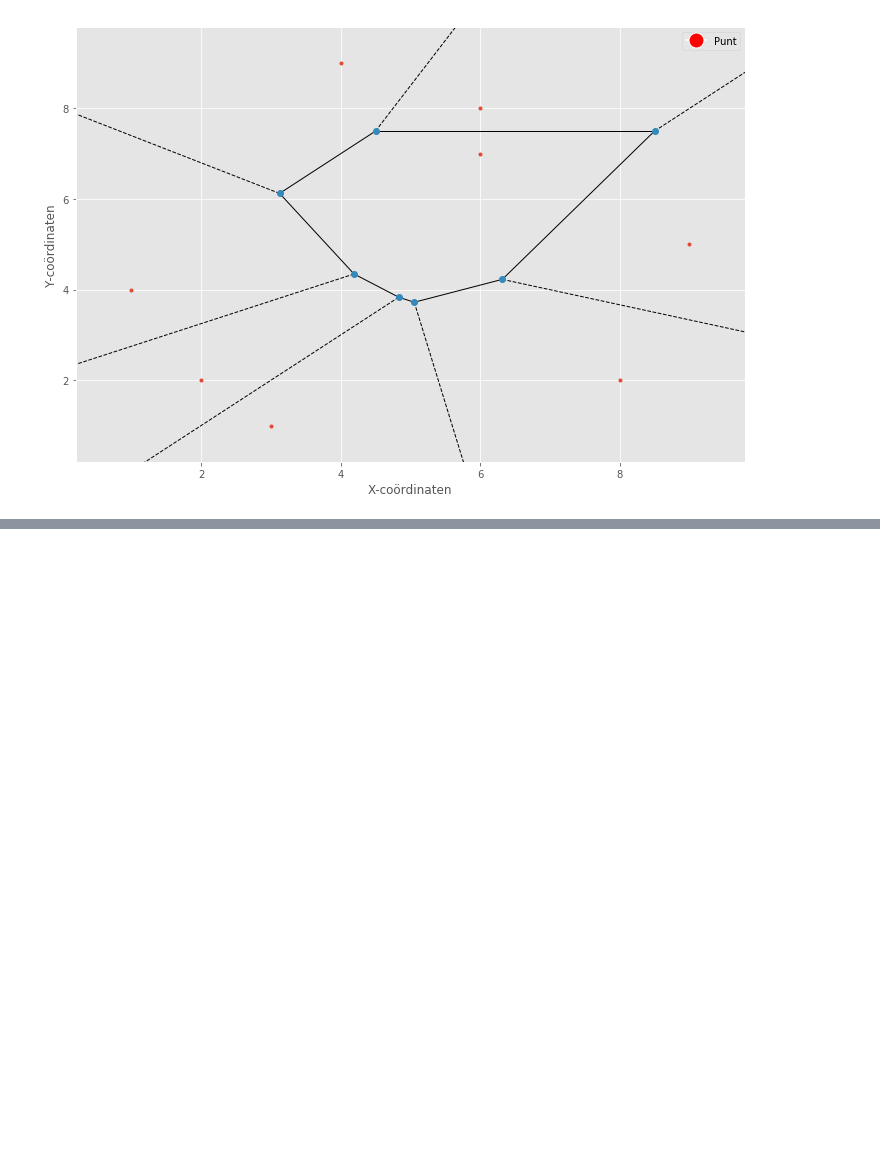
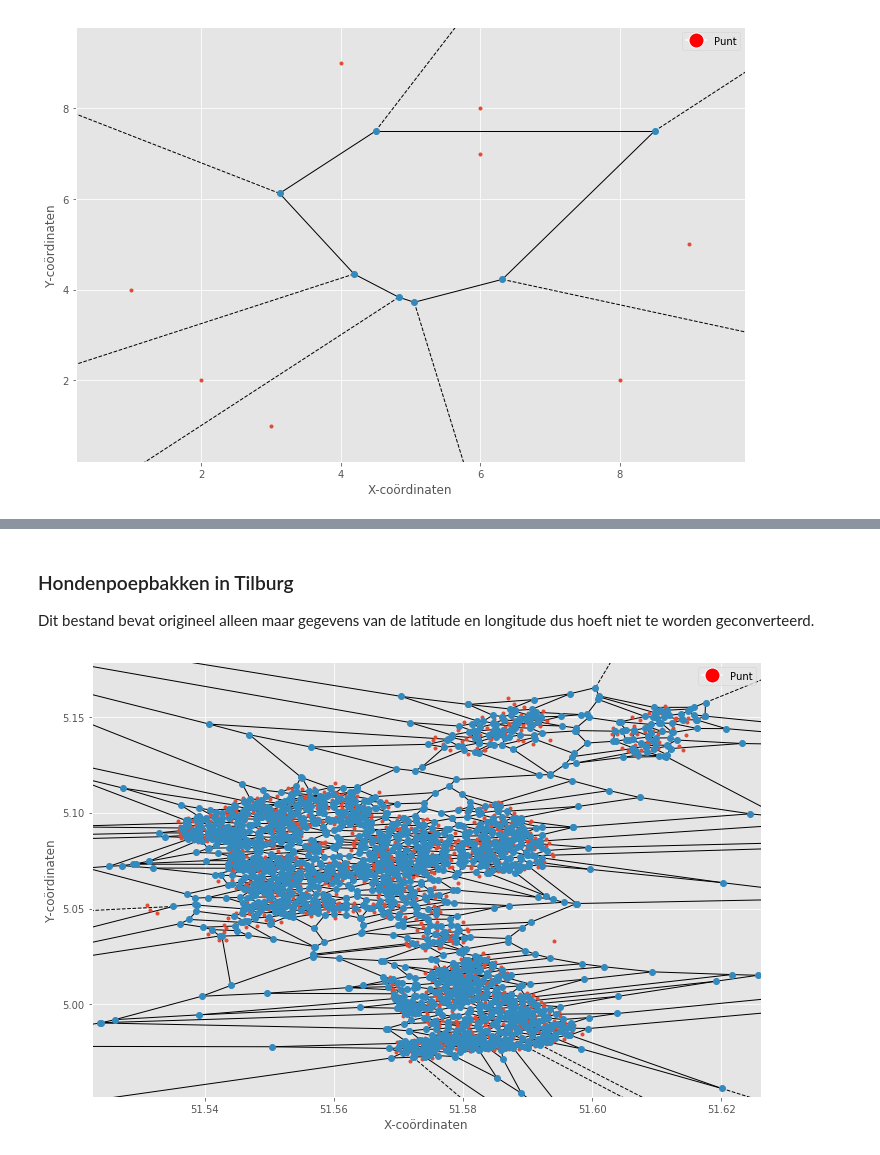
Before and after one commit to Denbergvanthijs/IPASS, a Jupyter notebook: main.ipynb, the cells around one changed output, grey strips where cells are left out. Cells and saved outputs as stored; diff of their text form; code cells hidden in the pictures; blank space fills up the shorter version.

```diff
--- a/main.ipynb
+++ b/main.ipynb
@@ -87,0 +119,12 @@ Even geduld a.u.b, dit kan even duren...
+# %% [markdown]
+### Hondenpoepbakken in Tilburg
+Dit bestand bevat origineel alleen maar gegevens van de latitude en longitude dus hoeft niet te worden geconverteerd.
+# %%
+import pandas as pd
+
+coordinaten = pd.read_csv("data/hondenpoepbakkenTilburg.csv", sep=",")
+coordinaten = coordinaten.values[:, :]  # DataFrame omzetten naar NP-array
+
+plotVoronoi(coordinaten)
+# %% [output]
+[figure, added]
```
Also changed, not shown: parts of 23 cells of this notebook, 3 other files.
